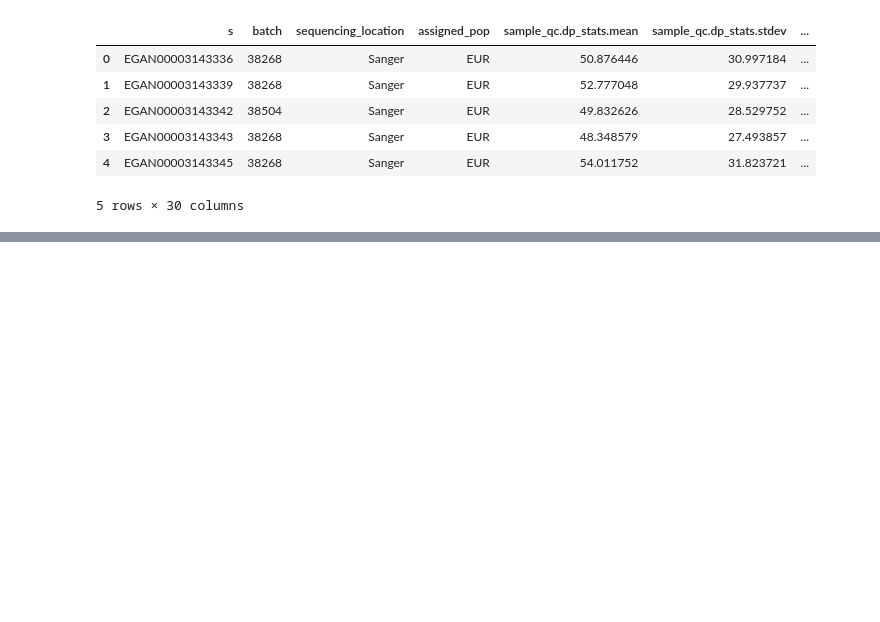
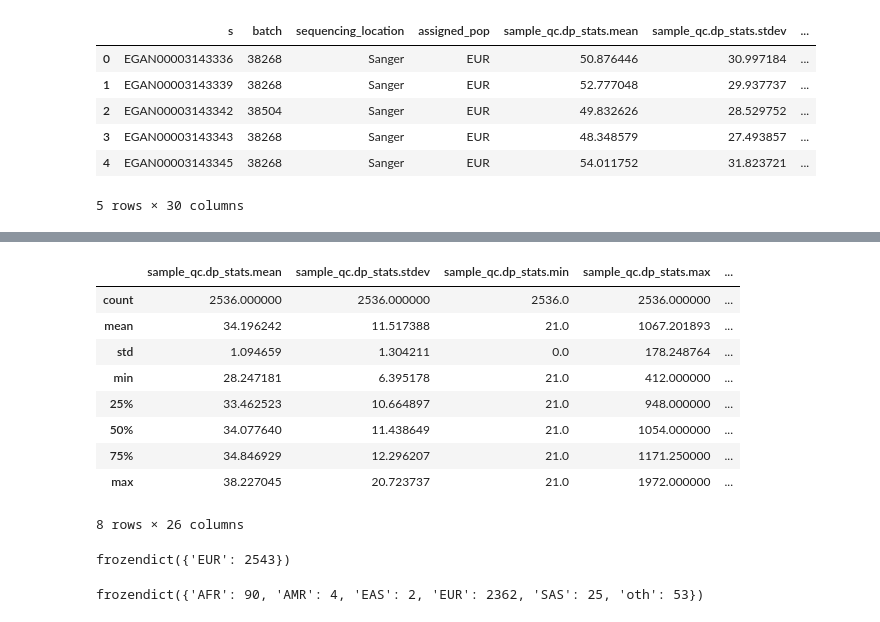
Before and after one commit to wtsi-hgi/wes-qc, a Jupyter notebook: jupyter_notebooks/sample_qc/duplicates_vs_singletons.ipynb, the cells around one changed output, grey strips where cells are left out. Drawn from its saved outputs; the diff is of its cells as text; code cells hidden in the pictures; blank space fills up the shorter version.

```diff
--- a/jupyter_notebooks/sample_qc/duplicates_vs_singletons.ipynb
+++ b/jupyter_notebooks/sample_qc/duplicates_vs_singletons.ipynb
@@ -610,0 +624,22 @@ violin_plot('sample_qc.n_singleton', 'Number of private variants')
+# %%
+singletons_2543_sample_qc_df.describe()
+# %% [output]
+|  | sample_qc.dp_stats.mean | sample_qc.dp_stats.stdev | sample_qc.dp_stats.min | sample_qc.dp_stats.max | ... |
+| count | 2536.000000 | 2536.000000 | 2536.0 | 2536.000000 | ... |
+| mean | 34.196242 | 11.517388 | 21.0 | 1067.201893 | ... |
+| std | 1.094659 | 1.304211 | 0.0 | 178.248764 | ... |
+| min | 28.247181 | 6.395178 | 21.0 | 412.000000 | ... |
+| 25% | 33.462523 | 10.664897 | 21.0 | 948.000000 | ... |
+| 50% | 34.077640 | 11.438649 | 21.0 | 1054.000000 | ... |
+| 75% | 34.846929 | 12.296207 | 21.0 | 1171.250000 | ... |
+| max | 38.227045 | 20.723737 | 21.0 | 1972.000000 | ... |
+8 rows × 26 columns
+# %%
+#look at ancestry
+duplicate_sample_qc_ht.aggregate(hl.agg.counter(duplicate_sample_qc_ht.assigned_pop))
+# %% [output]
+frozendict({'EUR': 2543})
+# %%
+singletons_2543_sample_qc_ht.aggregate(hl.agg.counter(singletons_2543_sample_qc_ht.assigned_pop))
+# %% [output]
+frozendict({'AFR': 90, 'AMR': 4, 'EAS': 2, 'EUR': 2362, 'SAS': 25, 'oth': 53})
```
Also changed, not shown: parts of 12 cells of this notebook, 1 other file.
